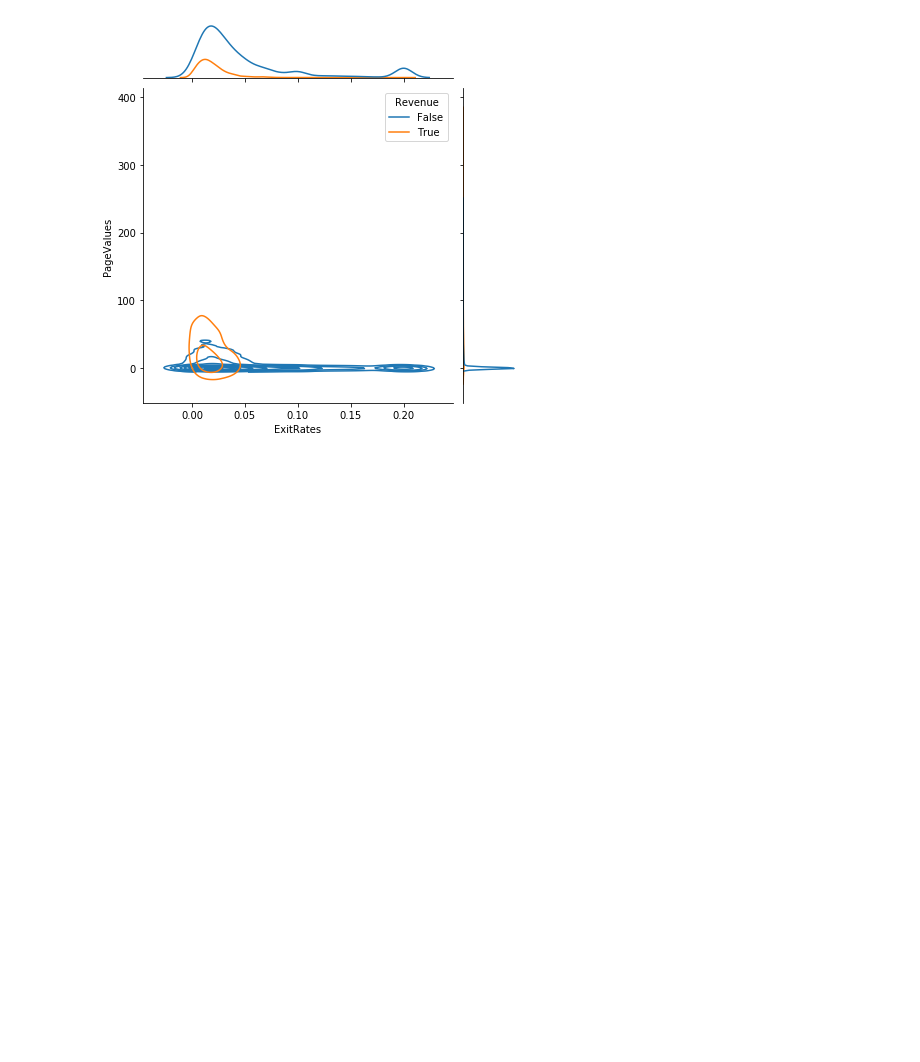
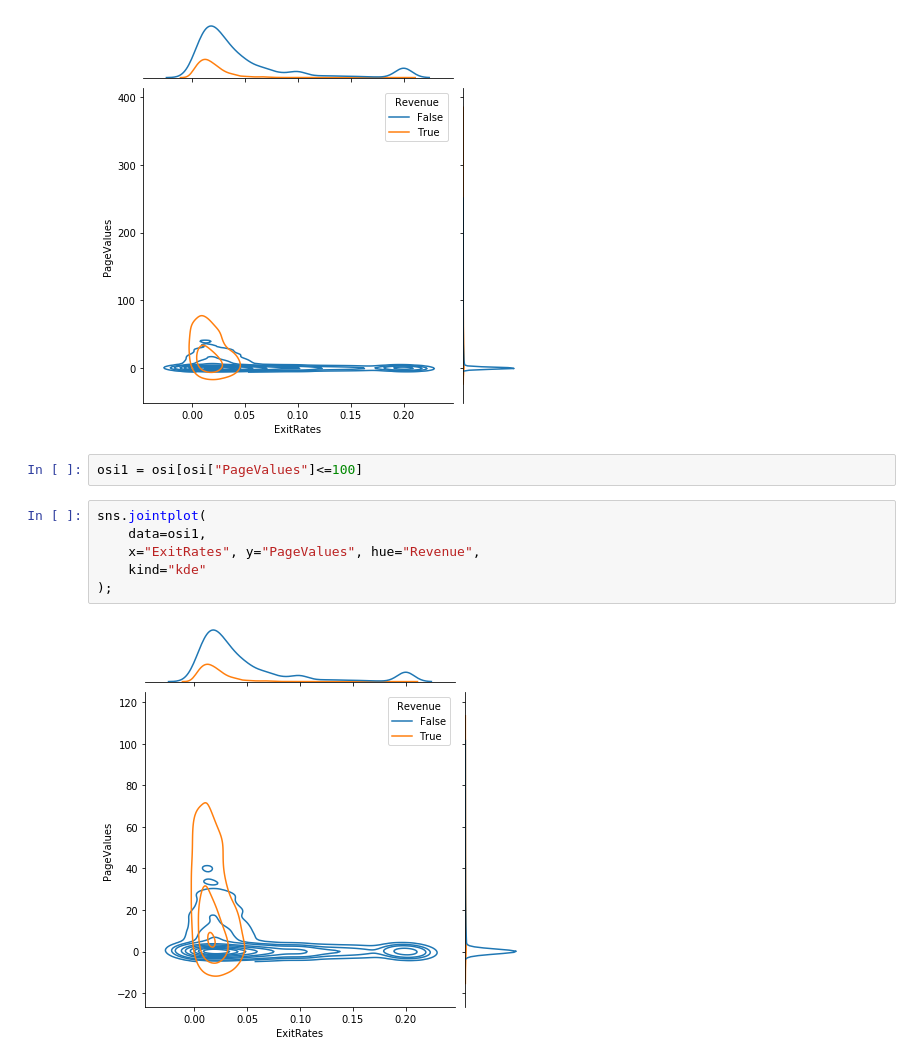
Before and after one commit to JS993-1999/ML-Project, a Jupyter notebook: Viz.ipynb, the cells around one changed output. Saved outputs shown, nothing was run; the diff lists cells and outputs as text; blank space fills up the shorter version.

```diff
--- a/Viz.ipynb
+++ b/Viz.ipynb
@@ -142,3 +142,13 @@ sns.jointplot(
 );
 # %% [output]
 [figure]
+# %%
+osi1 = osi[osi["PageValues"]<=100]
+# %%
+sns.jointplot(
+    data=osi1,
+    x="ExitRates", y="PageValues", hue="Revenue",
+    kind="kde"
+);
+# %% [output]
+[figure, added]
```
Also changed, not shown: parts of 4 cells of this notebook.
